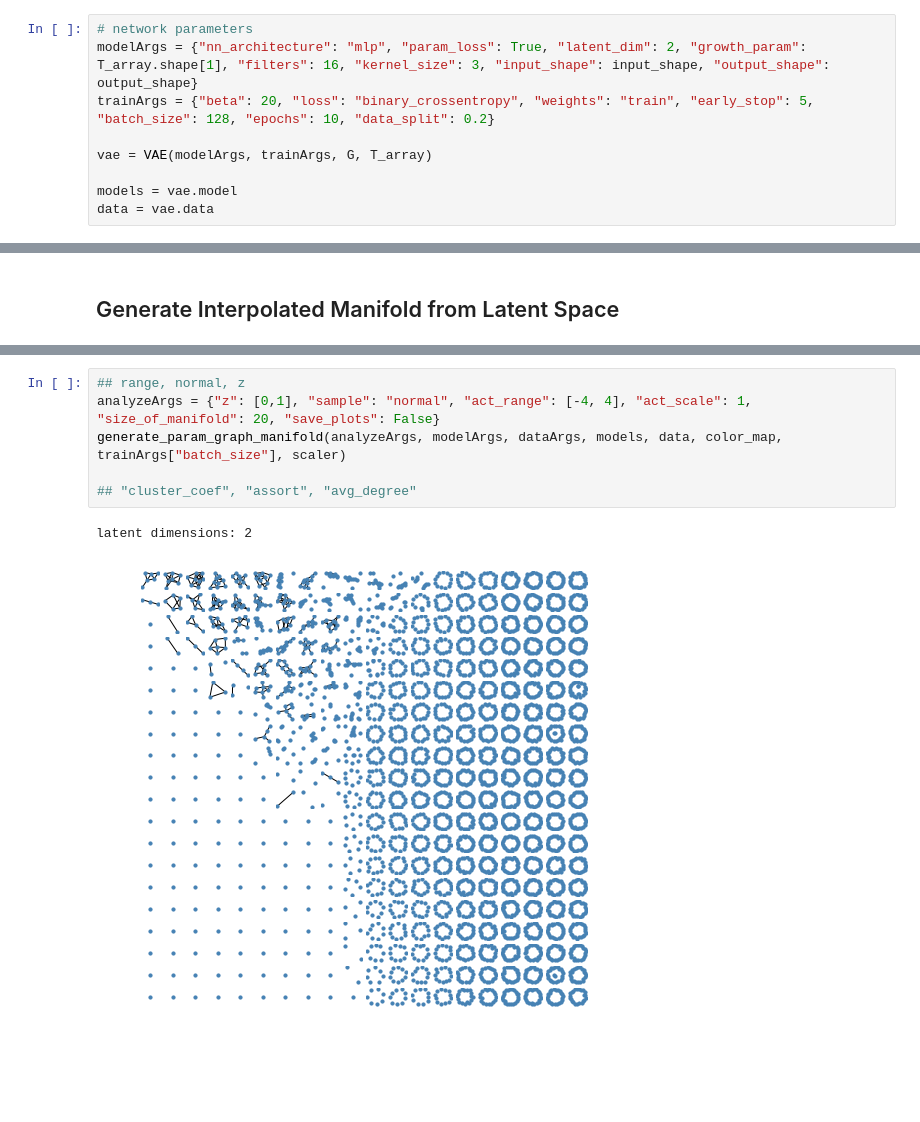
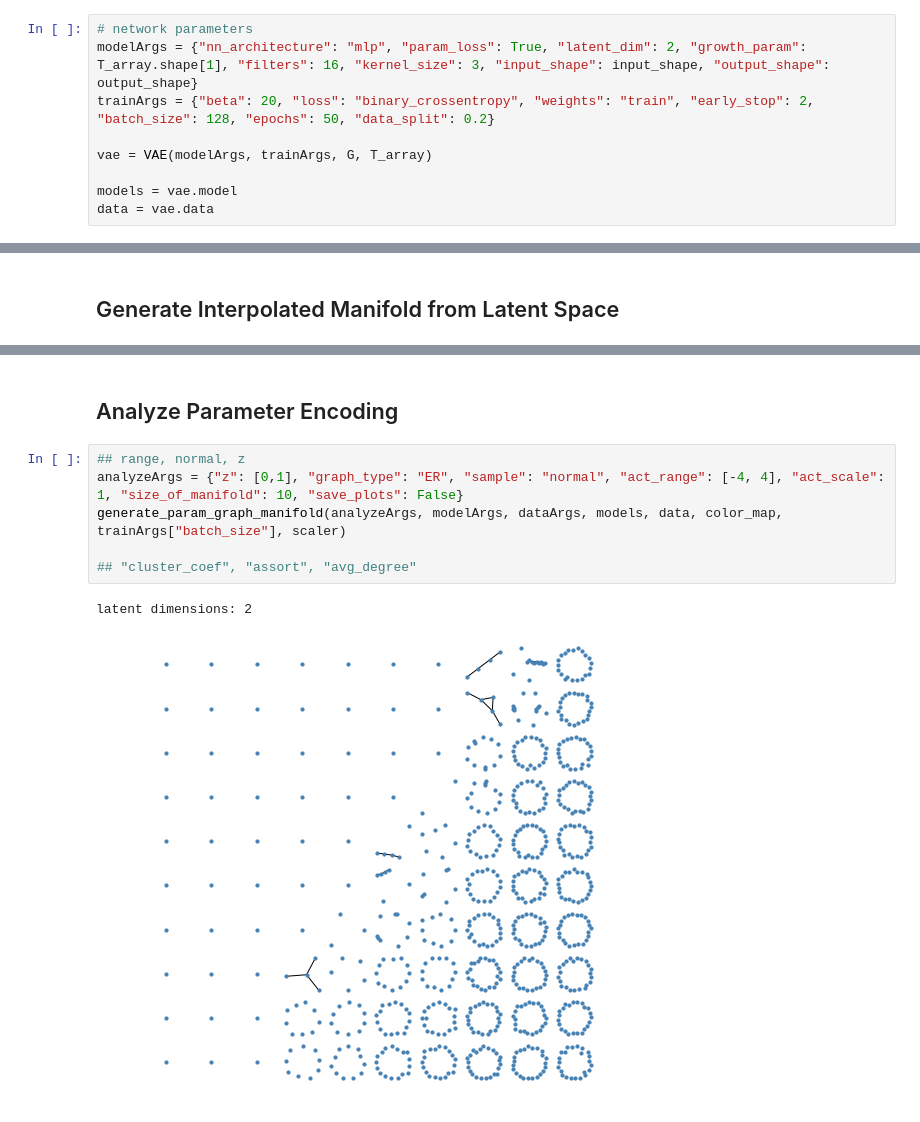
Before and after one commit to niklasstoehr/thesis, a Jupyter notebook: prototype_optimize_param.ipynb, the cells around one changed output, grey strips where cells are left out. Saved outputs shown, nothing was run; the diff lists cells and outputs as text; blank space fills up the shorter version.

```diff
--- a/prototype_optimize_param.ipynb
+++ b/prototype_optimize_param.ipynb
@@ -381,7 +131,7 @@ class VAE():
 # %%
 # network parameters
 modelArgs = {"nn_architecture": "mlp", "param_loss": True, "latent_dim": 2, "growth_param": T_array.shape[1], "filters": 16, "kernel_size": 3, "input_shape": input_shape, "output_shape": output_shape}
-trainArgs = {"beta": 20, "loss": "binary_crossentropy", "weights": "train", "early_stop": 5, "batch_size": 128, "epochs": 10, "data_split": 0.2}
+trainArgs = {"beta": 20, "loss": "binary_crossentropy", "weights": "train", "early_stop": 2, "batch_size": 128, "epochs": 50, "data_split": 0.2}
 
 vae = VAE(modelArgs, trainArgs, G, T_array)
 
@@ -1105,9 +562,11 @@ def generate_param_graph_manifold(analyzeArgs, modelArgs, dataArgs, models, data
+# %% [markdown]
+## Analyze Parameter Encoding
 # %%
 ## range, normal, z
-analyzeArgs = {"z": [0,1], "sample": "normal", "act_range": [-4, 4], "act_scale": 1, "size_of_manifold": 20, "save_plots": False}
+analyzeArgs = {"z": [0,1], "graph_type": "ER", "sample": "normal", "act_range": [-4, 4], "act_scale": 1, "size_of_manifold": 10, "save_plots": False}
 generate_param_graph_manifold(analyzeArgs, modelArgs, dataArgs, models, data, color_map, trainArgs["batch_size"], scaler)
 
 ## "cluster_coef", "assort", "avg_degree"
 # %% [output]
 latent dimensions: 2
-[figure, old version]
+[figure, new version]
```
Also changed, not shown: parts of 14 cells of this notebook, 15 other files.
